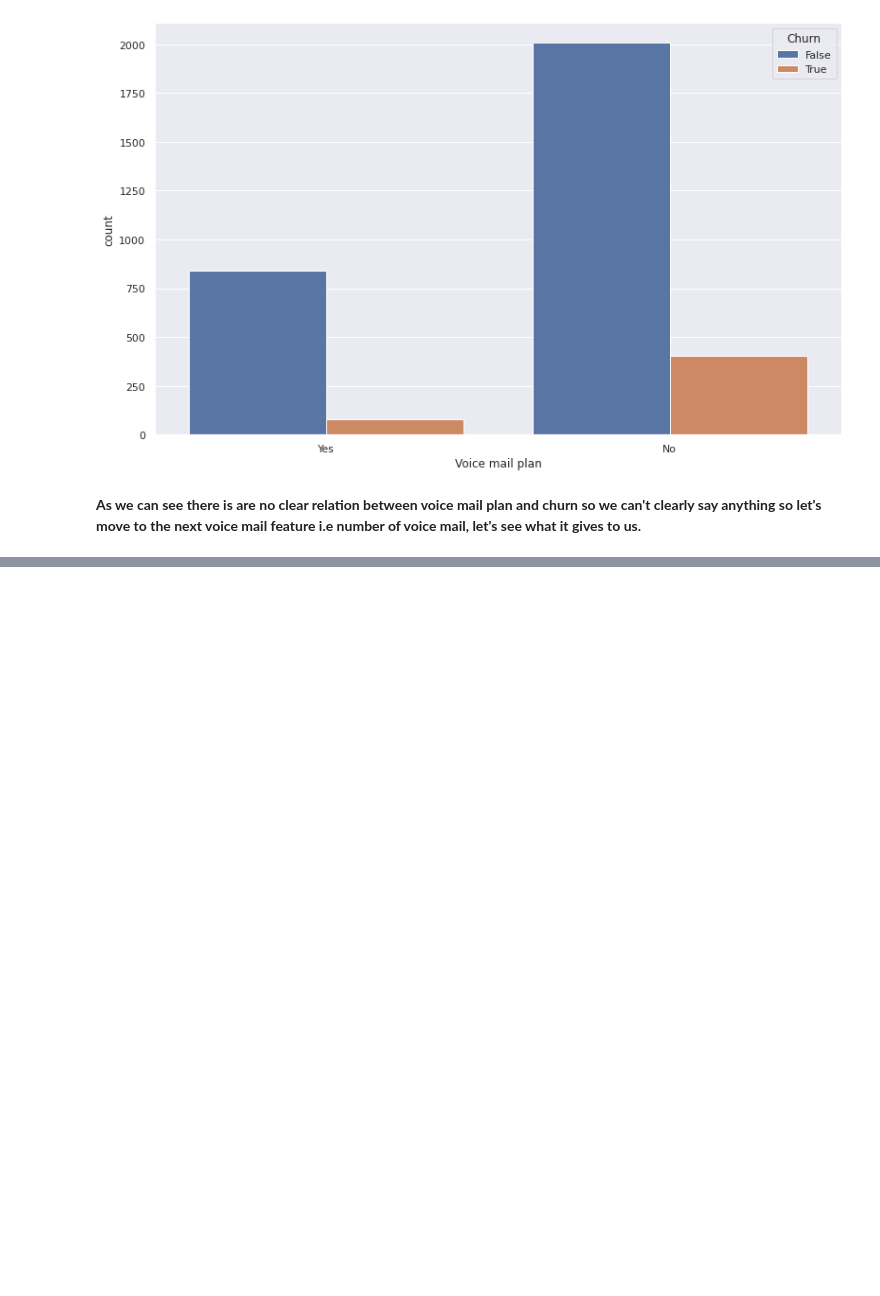
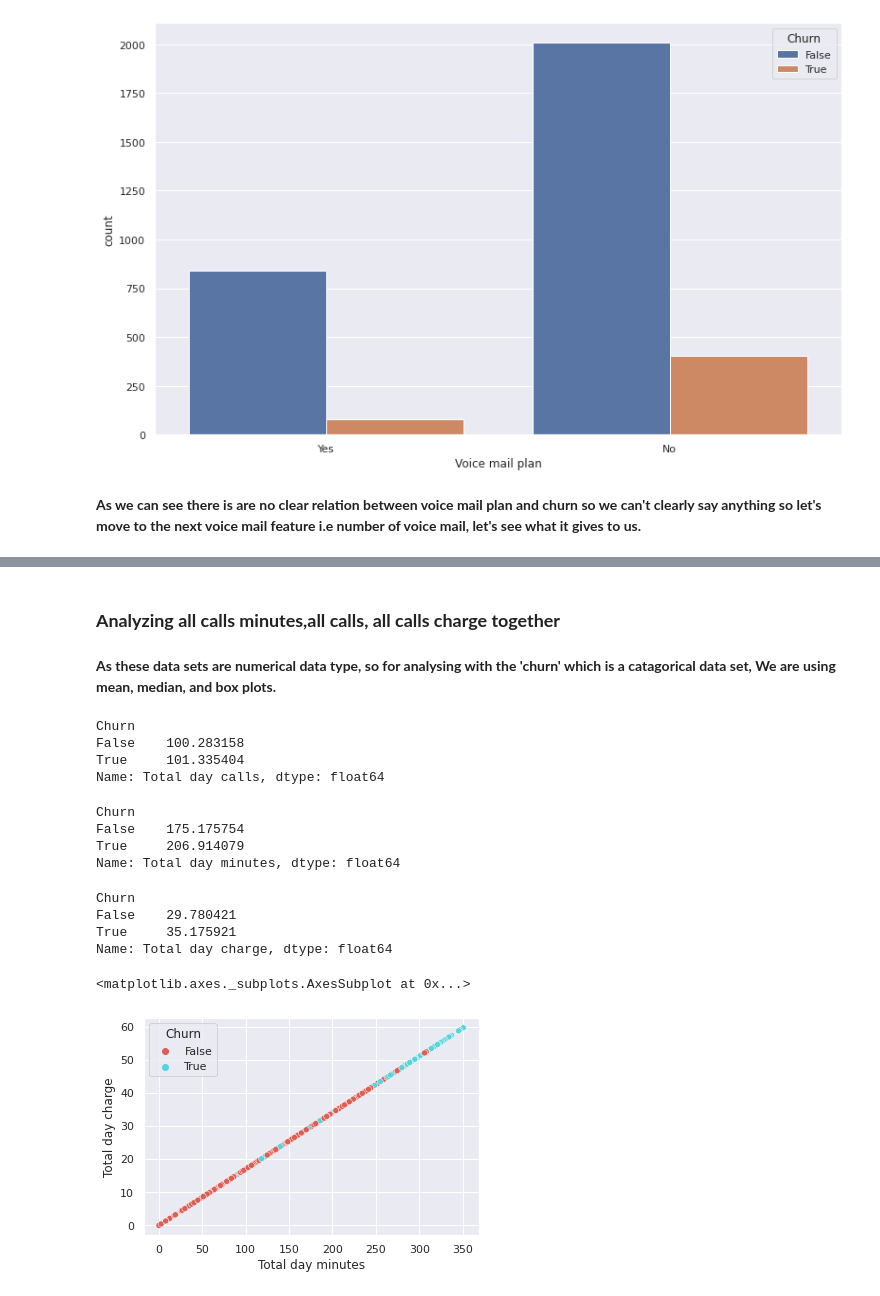
Before and after one commit to harshith9595/Telecom-churn-analysis, a Jupyter notebook: Telecom_Churn_Analysis_Capstone_Project.ipynb, the cells around one changed output, grey strips where cells are left out. Drawn from its saved outputs; the diff is of its cells as text; code cells hidden in the pictures; blank space fills up the shorter version.

```diff
--- a/Telecom_Churn_Analysis_Capstone_Project.ipynb
+++ b/Telecom_Churn_Analysis_Capstone_Project.ipynb
@@ -539,0 +652,34 @@ sns.countplot(x='Voice mail plan',hue="Churn",data = telecom_df)
+# %% [markdown]
+### **Analyzing all calls minutes,all calls, all calls charge together**
+# %% [markdown]
+**As these data sets are numerical data type, so for analysing with the 'churn' which is a catagorical data set, We are using mean, median, and box plots.**
+# %%
+#Print the mean value of churned and not churned customer
+print(telecom_df.groupby(["Churn"])['Total day calls'].mean())
+# %% [output]
+Churn
+False    100.283158
+True     101.335404
+Name: Total day calls, dtype: float64
+# %%
+#Print the mean value of churned and not churned customer
+print(telecom_df.groupby(["Churn"])['Total day minutes'].mean())
+# %% [output]
+Churn
+False    175.175754
+True     206.914079
+Name: Total day minutes, dtype: float64
+# %%
+#Print the mean value of churned and not churned customer
+print(telecom_df.groupby(["Churn"])['Total day charge'].mean())
+# %% [output]
+Churn
+False    29.780421
+True     35.175921
+Name: Total day charge, dtype: float64
+# %%
+#show the relation using scatter plot
+sns.scatterplot(x="Total day minutes", y="Total day charge", hue="Churn", data=telecom_df,palette='hls')
+# %% [output]
+<matplotlib.axes._subplots.AxesSubplot at 0x...>
+[figure, added]
```
Also changed, not shown: parts of 31 cells of this notebook.
